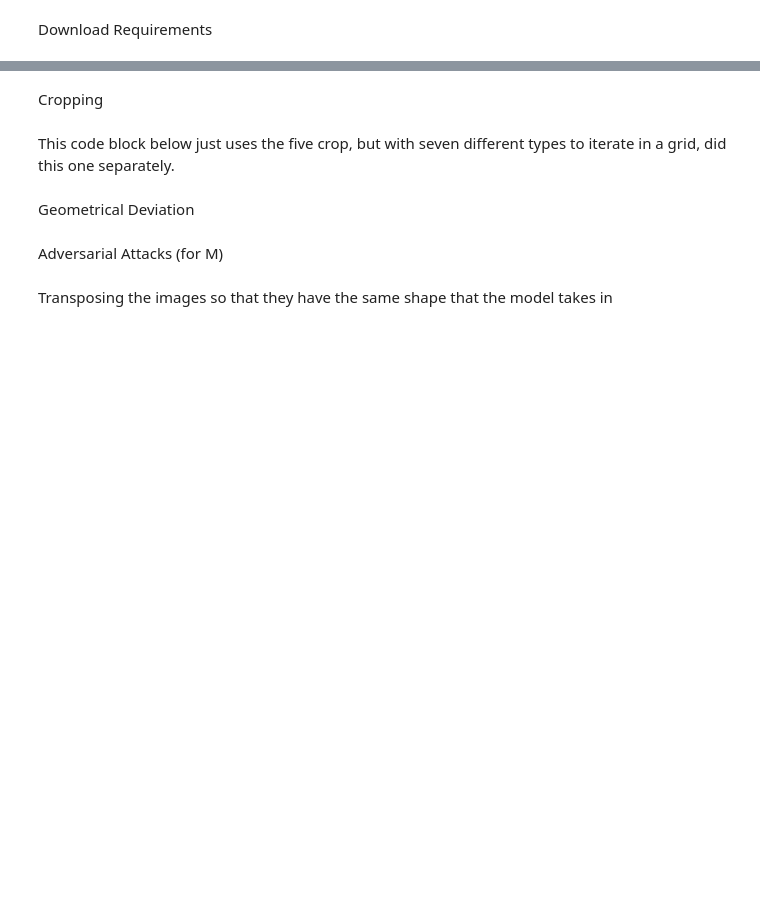
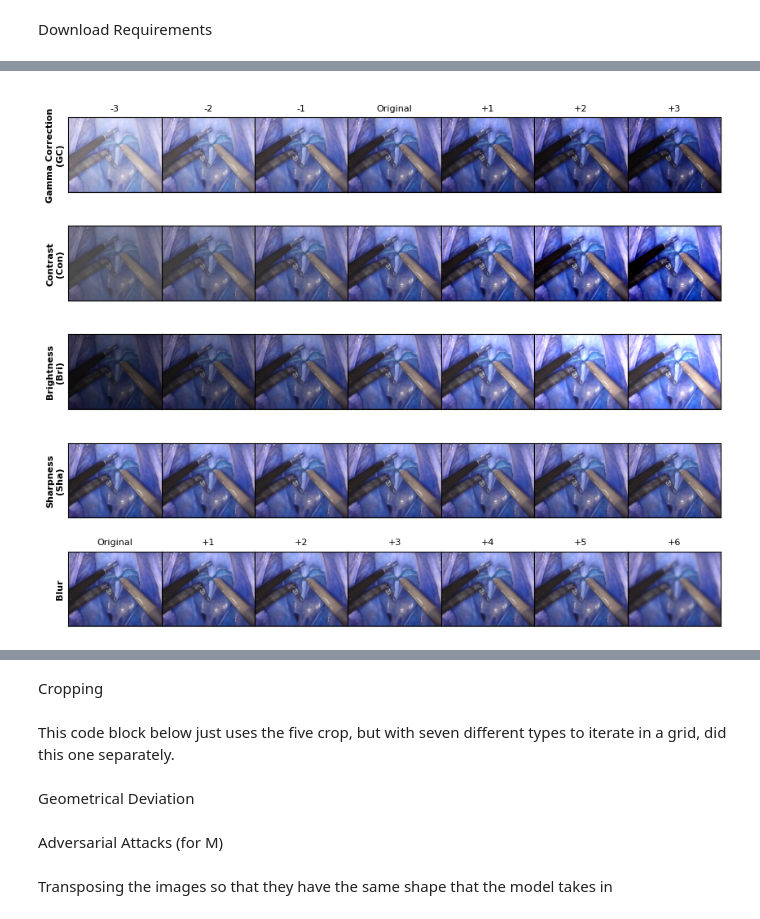
Before and after one commit to jenniferhiga/HCI_AI_RoboticSurgery, a Jupyter notebook: JH_Grounded_SAM_Tool_Instance_Segmentation.ipynb, the cells around one changed output, grey strips where cells are left out. Cells and saved outputs as stored; diff of their text form; code cells hidden in the pictures; blank space fills up the shorter version.

```diff
--- a/JH_Grounded_SAM_Tool_Instance_Segmentation.ipynb
+++ b/JH_Grounded_SAM_Tool_Instance_Segmentation.ipynb
@@ -137,34 +173,36 @@ seq_all = [0, 1, 2, 3, 4, 5, 6]
 levels = ['-3','-2','-1','Original','+1','+2','+3']
 levels_real = [0.4, 0.6, 0.8, 1, 1.2, 1.4, 1.6]
 fig_per_row = len(seq_all)
 fig, ax = plt.subplots(len(perturbation_all), fig_per_row, figsize=(31/3, 25.5/3), gridspec_kw=dict(wspace=0.00, hspace=0.09))
 for p_idx, per in enumerate(perturbation_all):
     class_method = getattr(perturbation_class, per)
     seq = class_method(original)
     for idx, seq_idx in enumerate(seq_all):
         if p_idx == 4:
             ax[p_idx, idx].set_title('{}'.format(ptech_list[idx]), fontsize=f_size)
         if idx == 3:
             #seq[seq_idx] = cv2.cvtColor(seq[seq_idx], cv2.COLOR_BGR2RGB)
             ax[p_idx, idx].imshow(seq[seq_idx])#, cmap='gray')
         else:
-            seq[seq_idx] = cv2.cvtColor(seq[seq_idx], cv2.COLOR_BGR2RGB)
+            #seq[seq_idx] = cv2.cvtColor(seq[seq_idx], cv2.COLOR_BGR2RGB)
             ax[p_idx, idx].imshow(seq[seq_idx])#, cmap='gray')
 
         if p_idx == 0:
             if levels[idx] == 'Original':
                 ax[p_idx, idx].set_title('\n{}'.format(levels[idx]), fontsize=f_size)
             else:
                 ax[p_idx, idx].set_title('{}'.format(levels[idx], levels_real[idx]), fontsize=f_size)
         if idx == 0:
             ax[p_idx, idx].set_ylabel(filter_name[p_idx], fontsize=f_size, fontweight="bold")
 
         ax[p_idx, idx].xaxis.set_major_locator(plt.NullLocator())
         ax[p_idx, idx].yaxis.set_major_locator(plt.NullLocator())
 
 
 fig.show()
 # plt.savefig('perturbation_effect_v2.pdf',dpi=100)
+# %% [output]
+[figure, added]
 # %%
 img_dir = 'inpaint_demo.jpg'
 original = cv2.imread(img_dir)
```
Also changed, not shown: parts of 8 cells of this notebook.
